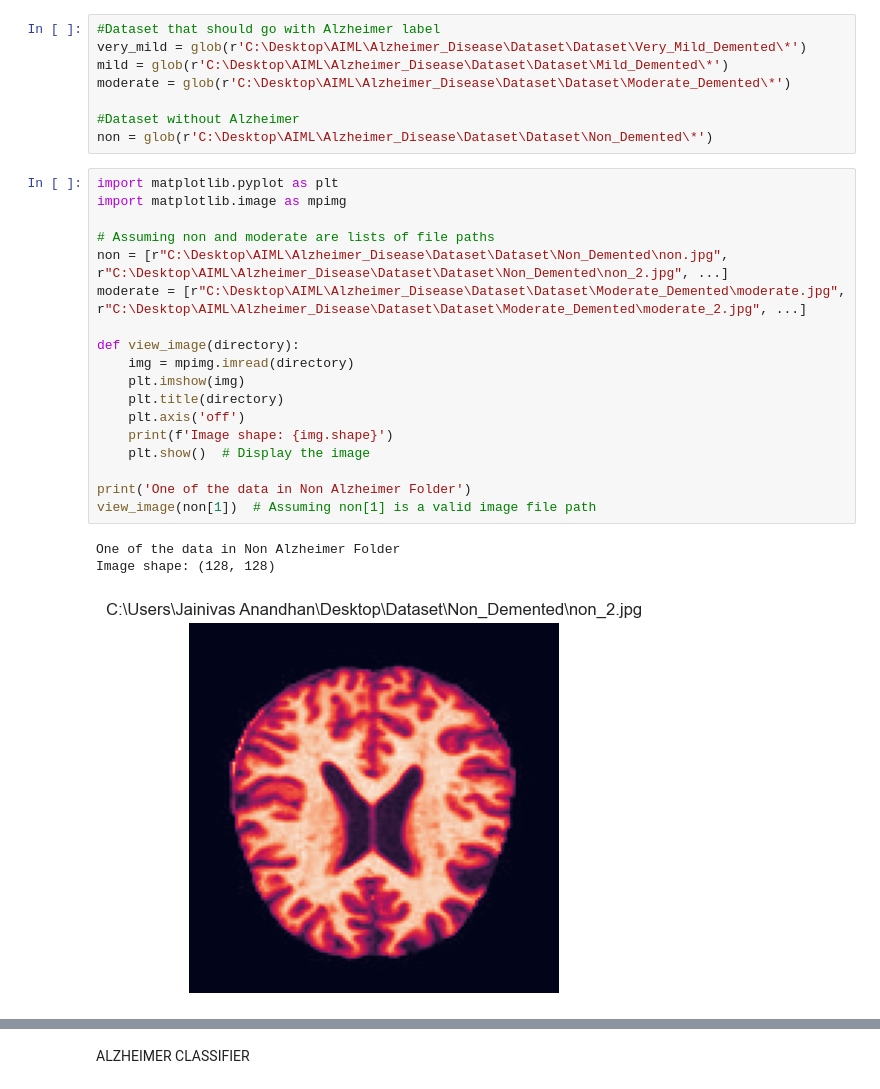
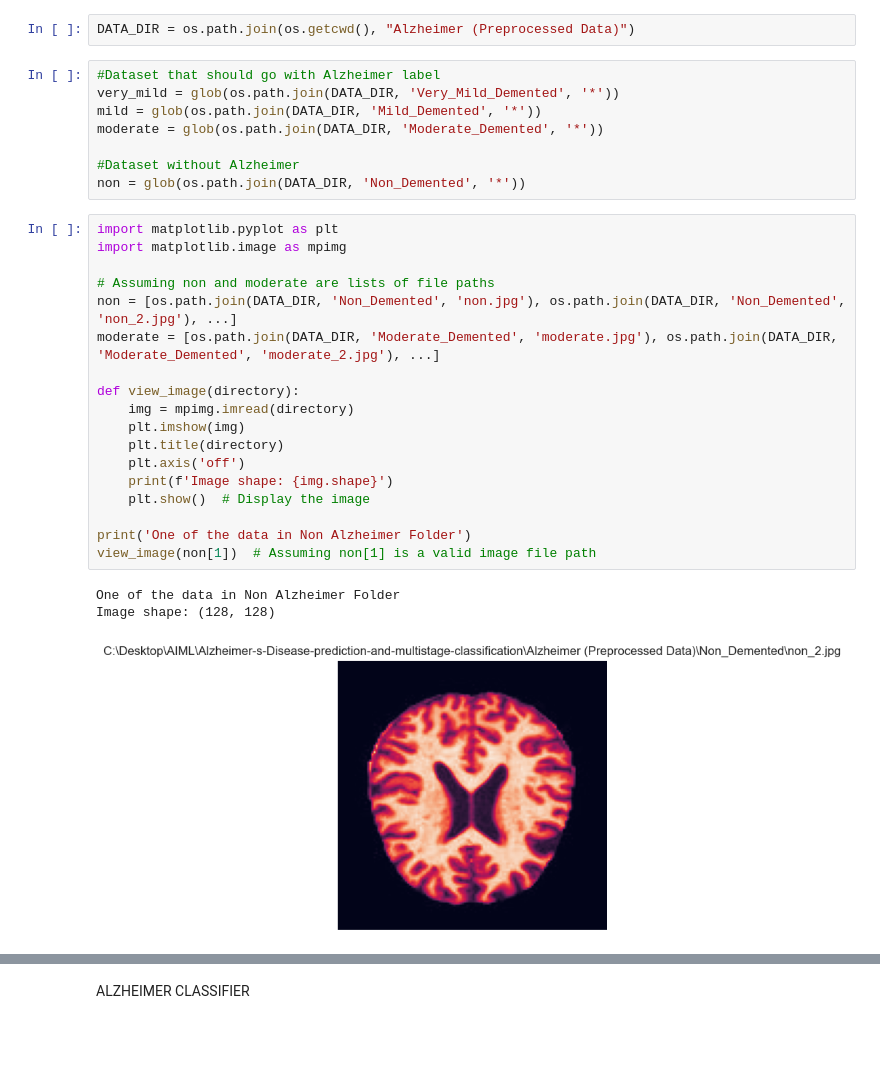
Before and after one commit to PradunyaKale/Alzheimer-s-Disease-prediction-and-multistage-classification, a Jupyter notebook: Alzheimer.ipynb, the cells around one changed output, grey strips where cells are left out. Drawn from its saved outputs; the diff is of its cells as text; blank space fills up the shorter version.

Commit message:
Add README, requirements.txt, .gitignore; update notebook with relative paths and cached models

```diff
--- a/Alzheimer.ipynb
+++ b/Alzheimer.ipynb
@@ -19,34 +20,36 @@ import os
 sns.set()
+# %%
+DATA_DIR = os.path.join(os.getcwd(), "Alzheimer (Preprocessed Data)")
 # %%
 #Dataset that should go with Alzheimer label
-very_mild = glob(r'C:\Desktop\AIML\Alzheimer_Disease\Dataset\Dataset\Very_Mild_Demented\*')
-mild = glob(r'C:\Desktop\AIML\Alzheimer_Disease\Dataset\Dataset\Mild_Demented\*')
-moderate = glob(r'C:\Desktop\AIML\Alzheimer_Disease\Dataset\Dataset\Moderate_Demented\*')
+very_mild = glob(os.path.join(DATA_DIR, 'Very_Mild_Demented', '*'))
+mild = glob(os.path.join(DATA_DIR, 'Mild_Demented', '*'))
+moderate = glob(os.path.join(DATA_DIR, 'Moderate_Demented', '*'))
 
 #Dataset without Alzheimer
-non = glob(r'C:\Desktop\AIML\Alzheimer_Disease\Dataset\Dataset\Non_Demented\*')
+non = glob(os.path.join(DATA_DIR, 'Non_Demented', '*'))
 # %%
 import matplotlib.pyplot as plt
 import matplotlib.image as mpimg
 
 # Assuming non and moderate are lists of file paths
-non = [r"C:\Desktop\AIML\Alzheimer_Disease\Dataset\Dataset\Non_Demented\non.jpg", r"C:\Desktop\AIML\Alzheimer_Disease\Dataset\Dataset\Non_Demented\non_2.jpg", ...]
-moderate = [r"C:\Desktop\AIML\Alzheimer_Disease\Dataset\Dataset\Moderate_Demented\moderate.jpg", r"C:\Desktop\AIML\Alzheimer_Disease\Dataset\Dataset\Moderate_Demented\moderate_2.jpg", ...]
+non = [os.path.join(DATA_DIR, 'Non_Demented', 'non.jpg'), os.path.join(DATA_DIR, 'Non_Demented', 'non_2.jpg'), ...]
+moderate = [os.path.join(DATA_DIR, 'Moderate_Demented', 'moderate.jpg'), os.path.join(DATA_DIR, 'Moderate_Demented', 'moderate_2.jpg'), ...]
 
 def view_image(directory):
     img = mpimg.imread(directory)
     plt.imshow(img)
     plt.title(directory)
     plt.axis('off')
     print(f'Image shape: {img.shape}')
     plt.show()  # Display the image
 
 print('One of the data in Non Alzheimer Folder')
 view_image(non[1])  # Assuming non[1] is a valid image file path
 # %% [output]
 One of the data in Non Alzheimer Folder
 Image shape: (128, 128)
-[figure, old version]
+[figure, new version]
 # %%
 print('Alzheimer Patient\'s Brain')
 view_image(moderate[1])  # Assuming moderate[1] is a valid image file path
```
Also changed, not shown: parts of 21 cells of this notebook, 3 other files.
